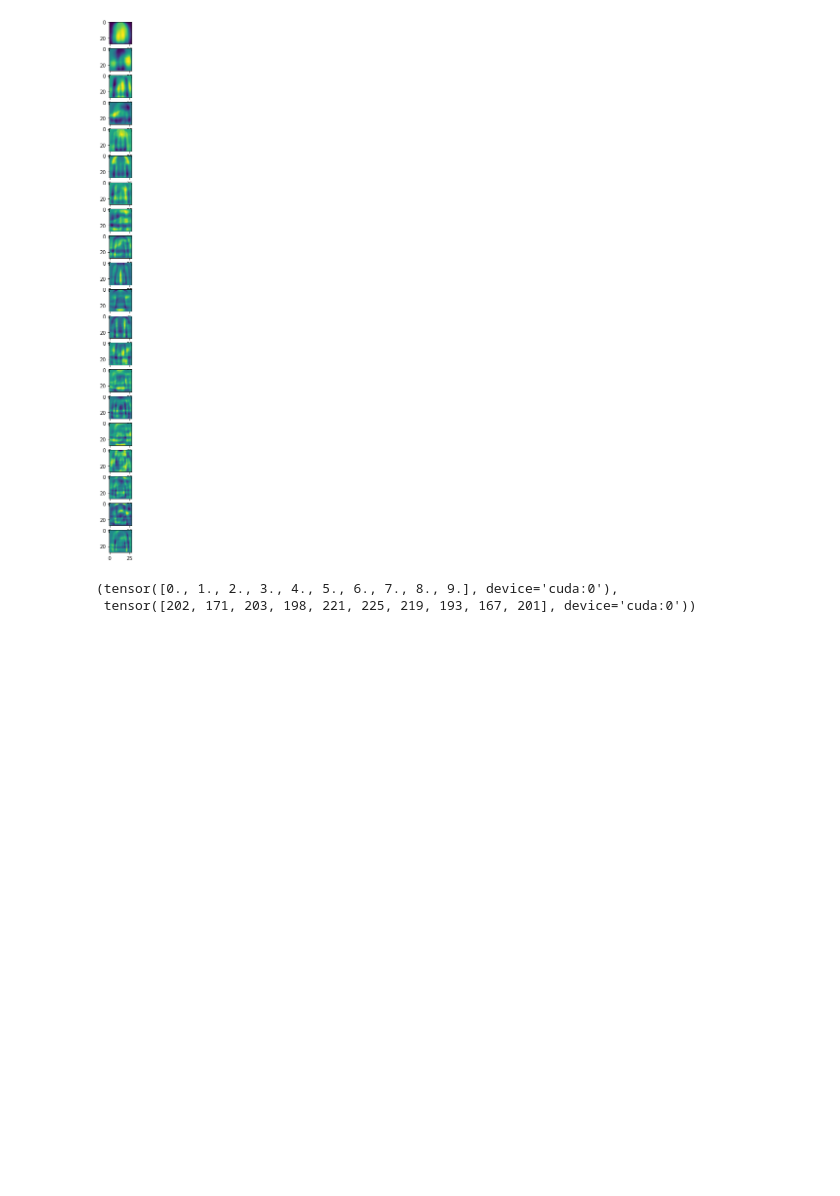
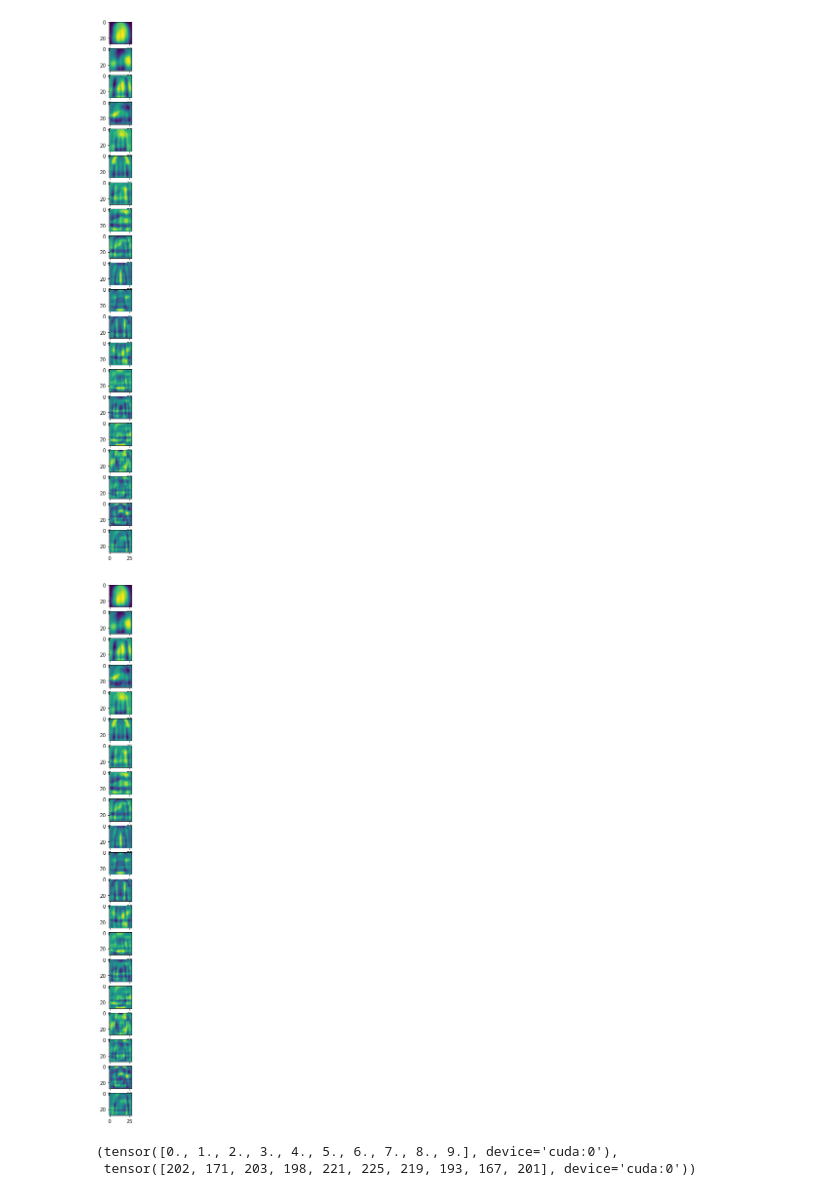
Before and after one commit to bogdankjastrzebski/WarsztatyBadawcze2, a Jupyter notebook: Embedding.ipynb, the cells around one changed output. Saved outputs shown, nothing was run; the diff lists cells and outputs as text; code cells hidden in the pictures; blank space fills up the shorter version.

```diff
--- a/Embedding.ipynb
+++ b/Embedding.ipynb
@@ -466,6 +466,13 @@ for i in range(20):
     ax[i].imshow(V[:,i].reshape(28,28).to(torch.device('cpu')))
 # %% [output]
 [figure]
+# %%
+inV = torch.inverse(V.T)
+fig, ax = plt.subplots(20, figsize=(20,20))
+for i in range(20):
+    ax[i].imshow(inV[:,i].reshape(28,28).to(torch.device('cpu')))
+# %% [output]
+[figure, added]
 # %%
 torch.unique(y, return_counts=True)
 # %% [output]
```
Also changed, not shown: parts of 3 cells of this notebook, 1 other file.
